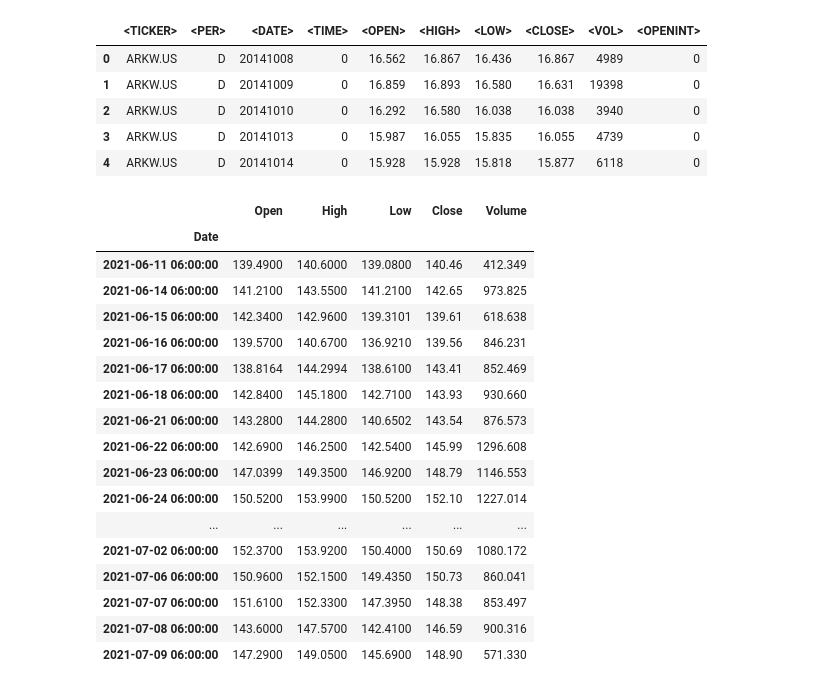
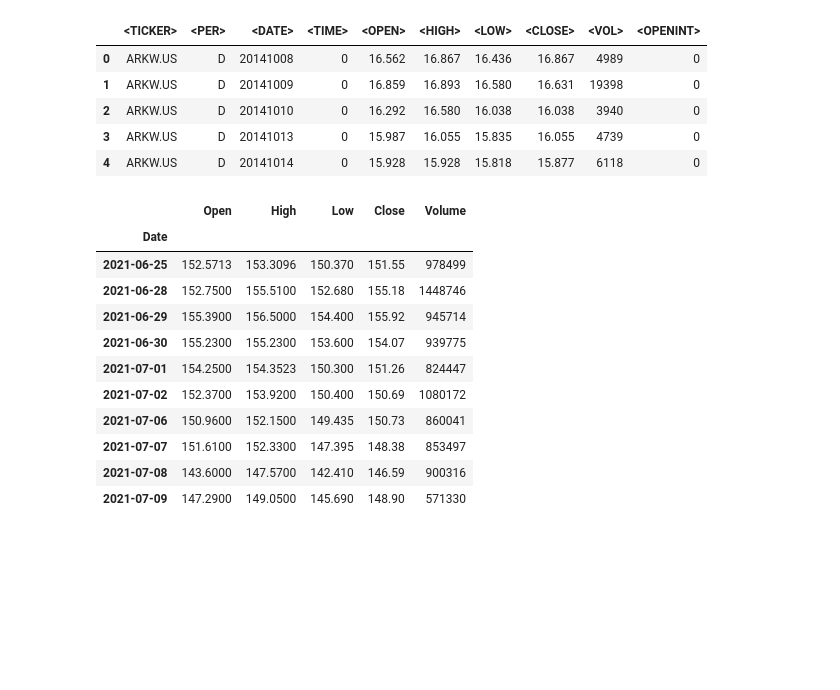
Before and after one commit to rreece/statistics-notebooks, a Jupyter notebook: notebooks/investment-plots.ipynb, the cells around one changed output. Drawn from its saved outputs; the diff is of its cells as text; code cells hidden in the pictures; blank space fills up the shorter version.

```diff
--- a/notebooks/investment-plots.ipynb
+++ b/notebooks/investment-plots.ipynb
@@ -14,11 +22,12 @@ import pandas_ta as pta
 # %% [markdown]
 ## Helper functions
 # %%
-def calc_date_str(x):
+def calc_date_str_from_stooq(x):
     year = np.floor(x['<DATE>'] / 10000)
     month = np.floor((x['<DATE>'] % 10000) / 100)
     day = np.floor((x['<DATE>'] % 100))
-    hours = np.floor(x['<TIME>'] / 10000) - 6.0
+    hours = np.floor(x['<TIME>'] / 10000)
+#    hours = np.floor(x['<TIME>'] / 10000) - 6.0
     minutes = np.floor((x['<TIME>'] % 10000) / 100)
     seconds = np.floor((x['<TIME>'] % 100))
     s = '%i-%02i-%02i %02i:%02i:%02i' % (year, month, day, hours, minutes, seconds)
@@ -26,12 +35,12 @@ def calc_date_str(x):
 # %%
 def clean_stooq_df(df):
     _df = df.drop(['<TICKER>', '<PER>', '<OPENINT>'], axis=1)
-    _df['Date'] = _df.apply(calc_date_str, axis=1)
+    _df['Date'] = _df.apply(calc_date_str_from_stooq, axis=1)
     _df['Date'] = pd.to_datetime(_df['Date'])
     _df = _df.drop(['<DATE>', '<TIME>'], axis=1)
     _df = _df.rename(columns={'<OPEN>': 'Open', '<HIGH>': 'High', '<LOW>': 'Low', '<CLOSE>': 'Close', '<VOL>': 'Volume' })
     _df = _df.reindex(columns=['Date', 'Open', 'High', 'Low', 'Close', 'Volume'])
     _df.index = _df['Date']
     _df = _df.drop('Date', axis=1)
-    _df['Volume'] = _df['Volume']/1000.
+    _df['Volume'] = _df['Volume']
     return _df
@@ -106,24 +212,18 @@ arkw.head()
 # %%
 df = clean_stooq_df(arkw)
 # %%
-df.tail(20)
+df.tail(10)
 # %% [output]
 |  | Open | High | Low | Close | Volume |
 | Date |  |  |  |  |  |
-| 2021-06-11 06:00:00 | 139.4900 | 140.6000 | 139.0800 | 140.46 | 412.349 |
-| 2021-06-14 06:00:00 | 141.2100 | 143.5500 | 141.2100 | 142.65 | 973.825 |
-| 2021-06-15 06:00:00 | 142.3400 | 142.9600 | 139.3101 | 139.61 | 618.638 |
-| 2021-06-16 06:00:00 | 139.5700 | 140.6700 | 136.9210 | 139.56 | 846.231 |
-| 2021-06-17 06:00:00 | 138.8164 | 144.2994 | 138.6100 | 143.41 | 852.469 |
-| 2021-06-18 06:00:00 | 142.8400 | 145.1800 | 142.7100 | 143.93 | 930.660 |
-| 2021-06-21 06:00:00 | 143.2800 | 144.2800 | 140.6502 | 143.54 | 876.573 |
-| 2021-06-22 06:00:00 | 142.6900 | 146.2500 | 142.5400 | 145.99 | 1296.608 |
-| 2021-06-23 06:00:00 | 147.0399 | 149.3500 | 146.9200 | 148.79 | 1146.553 |
-| 2021-06-24 06:00:00 | 150.5200 | 153.9900 | 150.5200 | 152.10 | 1227.014 |
-| ... | ... | ... | ... | ... | ... |
-| 2021-07-02 06:00:00 | 152.3700 | 153.9200 | 150.4000 | 150.69 | 1080.172 |
-| 2021-07-06 06:00:00 | 150.9600 | 152.1500 | 149.4350 | 150.73 | 860.041 |
-| 2021-07-07 06:00:00 | 151.6100 | 152.3300 | 147.3950 | 148.38 | 853.497 |
-| 2021-07-08 06:00:00 | 143.6000 | 147.5700 | 142.4100 | 146.59 | 900.316 |
-| 2021-07-09 06:00:00 | 147.2900 | 149.0500 | 145.6900 | 148.90 | 571.330 |
+| 2021-06-25 | 152.5713 | 153.3096 | 150.370 | 151.55 | 978499 |
+| 2021-06-28 | 152.7500 | 155.5100 | 152.680 | 155.18 | 1448746 |
+| 2021-06-29 | 155.3900 | 156.5000 | 154.400 | 155.92 | 945714 |
+| 2021-06-30 | 155.2300 | 155.2300 | 153.600 | 154.07 | 939775 |
+| 2021-07-01 | 154.2500 | 154.3523 | 150.300 | 151.26 | 824447 |
+| 2021-07-02 | 152.3700 | 153.9200 | 150.400 | 150.69 | 1080172 |
+| 2021-07-06 | 150.9600 | 152.1500 | 149.435 | 150.73 | 860041 |
+| 2021-07-07 | 151.6100 | 152.3300 | 147.395 | 148.38 | 853497 |
+| 2021-07-08 | 143.6000 | 147.5700 | 142.410 | 146.59 | 900316 |
+| 2021-07-09 | 147.2900 | 149.0500 | 145.690 | 148.90 | 571330 |
 # %%
```
Also changed, not shown: parts of 28 cells of this notebook, 2 other files.
